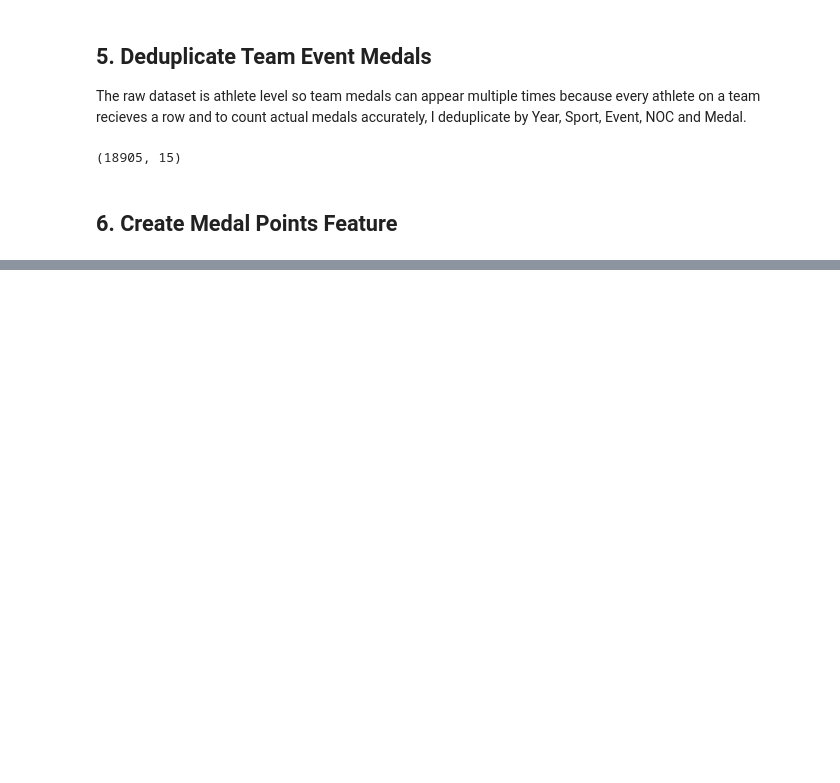
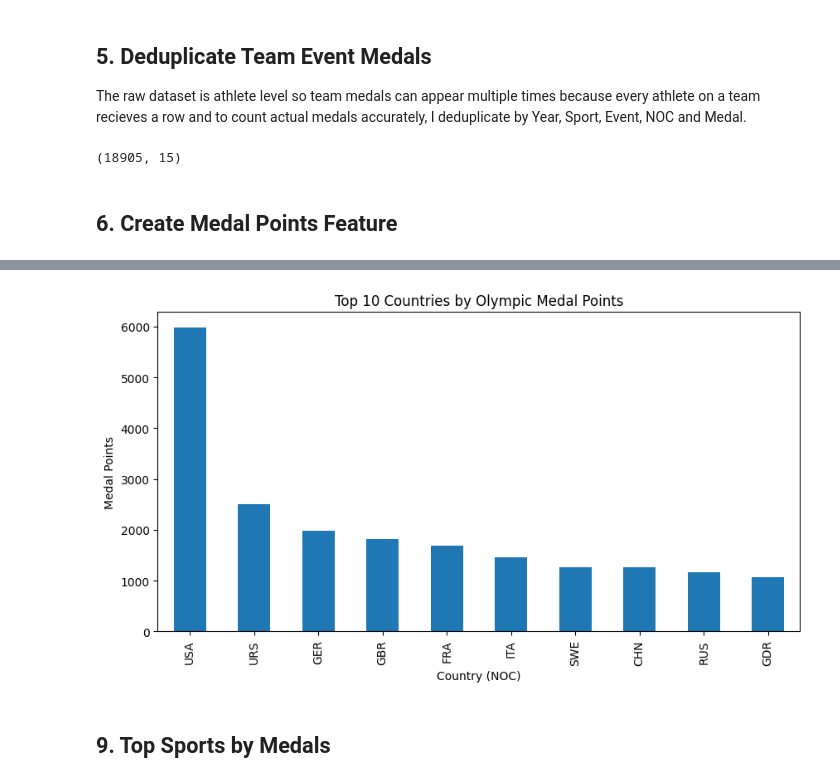
Before and after one commit to Jenushan44/olympic-performance-analyzer, a Jupyter notebook: notebooks/olympics_analysis.ipynb, the cells around one changed output, grey strips where cells are left out. Cells and saved outputs as stored; diff of their text form; code cells hidden in the pictures; blank space fills up the shorter version.

```diff
--- a/notebooks/olympics_analysis.ipynb
+++ b/notebooks/olympics_analysis.ipynb
@@ -62,0 +97,3 @@ dedup_df.to_csv("../data/processed/olympics_cleaned.csv", index = False)
+# %%
+top_country_medal_points = dedup_df.groupby('NOC')['Medal_Points'].sum().sort_values(ascending=False)
+top_country_medal_points.head(10)
@@ -62,0 +113,7 @@ dedup_df.to_csv("../data/processed/olympics_cleaned.csv", index = False)
+# %%
+top_country_medal_points.head(10).plot(kind='bar', title='Top 10 Countries by Olympic Medal Points', xlabel='Country (NOC)', ylabel='Medal Points', figsize=(10,5))
+plt.show()
+# %% [output]
+[figure, added]
+# %% [markdown]
+## 9. Top Sports by Medals
```
Also changed, not shown: parts of 10 cells of this notebook, 1 other file.
